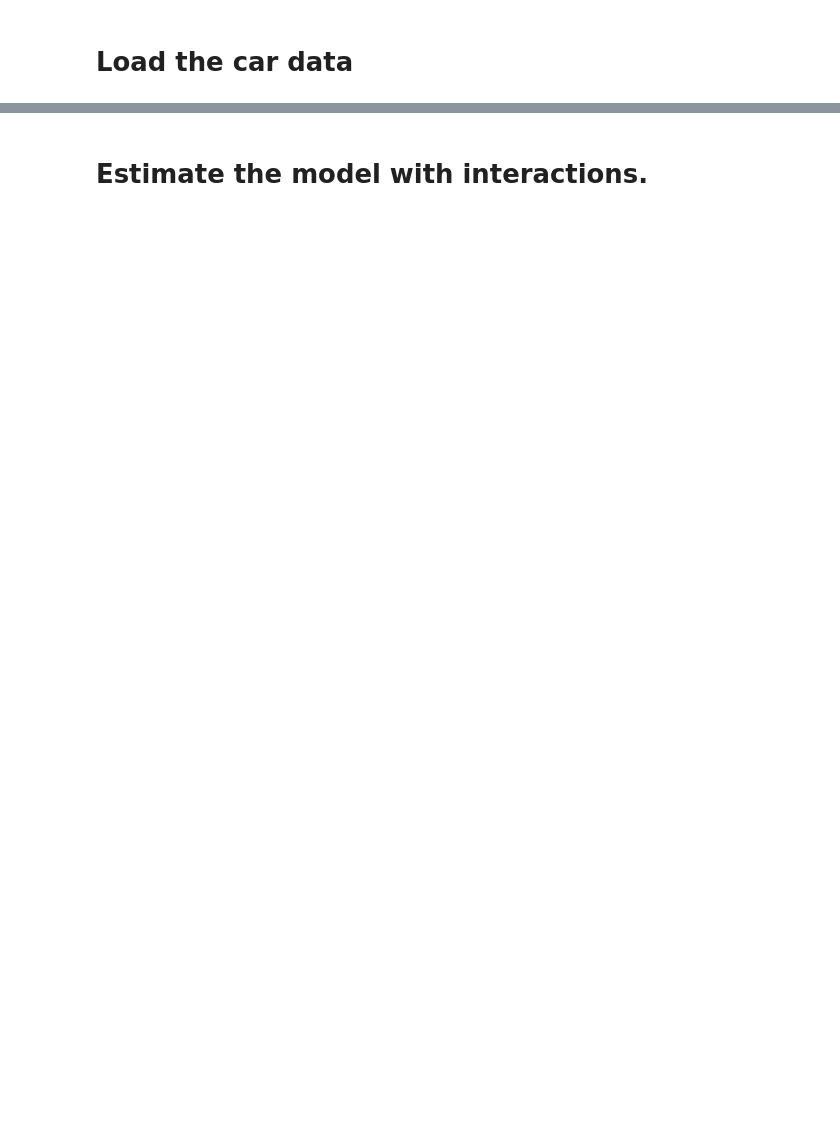
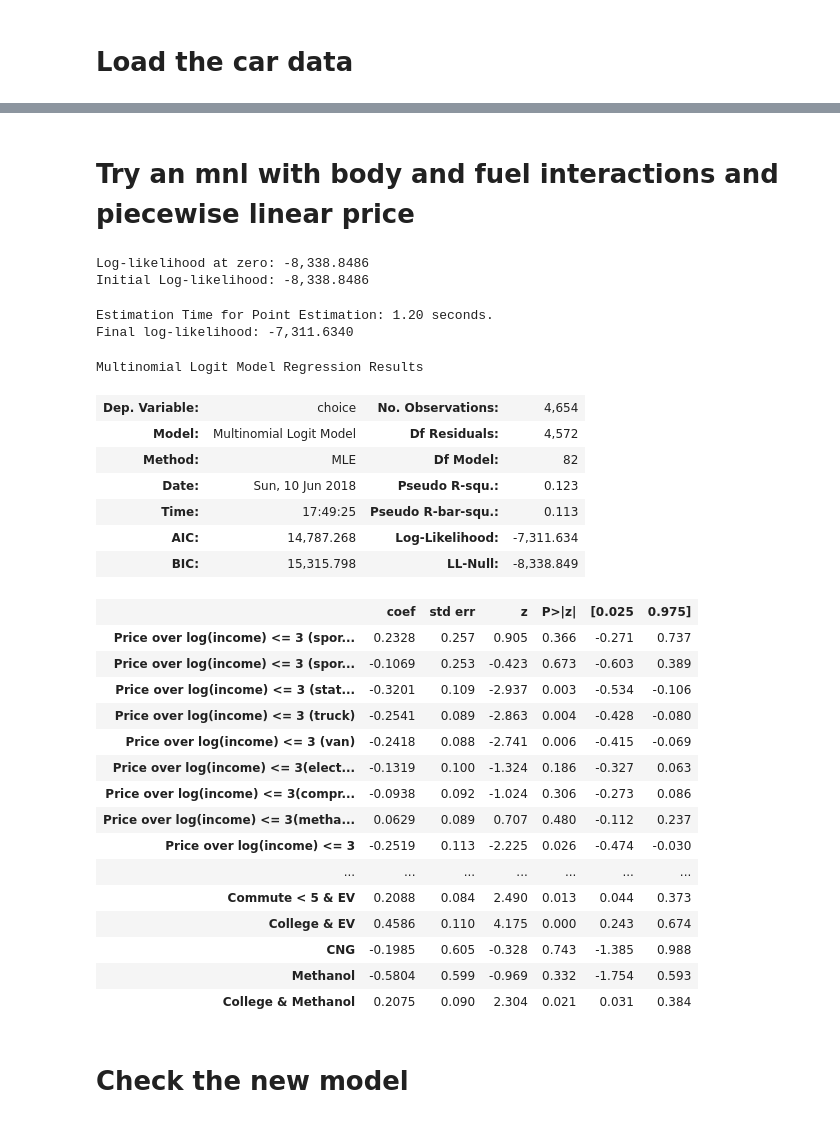
Before and after one commit to timothyb0912/check-yourself, a Jupyter notebook: notebooks/_05-tb-Improve-original-specification.ipynb, the cells around one changed output, grey strips where cells are left out. Saved outputs shown, nothing was run; the diff lists cells and outputs as text; code cells hidden in the pictures; blank space fills up the shorter version.

```diff
--- a/notebooks/_05-tb-Improve-original-specification.ipynb
+++ b/notebooks/_05-tb-Improve-original-specification.ipynb
@@ -66,9 +121,7 @@ for fuel in fuel_names:
 # %%
-interaction_mnl_spec, interaction_mnl_names =\
-    OrderedDict(), OrderedDict()
-
 orig_cols_and_display_names =\
-    [('price_over_log_income', 'Price over log(income)'),
+    [('price_over_log_income_lte_3', 'Price over log(income) <= 3'),
+     ('price_over_log_income_gt_3', 'Price over log(income) > 3'),
      ('range_over_100', 'Range (units: 100mi)'),
      ('acceleration_over_10', 'Acceleration (units: 0.1sec)'),
      ('top_speed_over_100', 'Top speed (units: 0.01mph)'),
@@ -90,19 +143,55 @@ orig_cols_and_display_names =\
      ('methanol', 'Methanol'),
      ('methanol_and_college', 'College & Methanol')]
 
-for col, display_name in orig_cols_and_display_names:
-    if col in body_interactions:
-        for interaction_col in body_interactions[col]:
-            suffix =\
-                interaction_col[interaction_col.rfind("for_") + 4:]
-            new_display_name =\
-                display_name + " ({})".format(suffix)
-
-            interaction_mnl_spec[interaction_col] = 'all_same'
-            interaction_mnl_names[interaction_col] =\
-                new_display_name
-
-    interaction_mnl_spec[col] = 'all_same'
-    interaction_mnl_names[col] = display_name
+interaction_mnl_spec, interaction_mnl_names =\
+    create_specification_dict(orig_cols_and_display_names)
+# %% [markdown]
+# Try an mnl with body and fuel interactions and piecewise linear price
+# %%
+# Determine the number of index coefficients for the full interaction MNL
+num_index_coefs = len(interaction_mnl_names)
+
+# Initialize the full interaction mnl model object
+interaction_model =\
+    pl.create_choice_model(data=car_df,
+                           alt_id_col='alt_id',
+                           obs_id_col='obs_id',
+                           choice_col='choice',
+                           specification=interaction_mnl_spec,
+                           model_type='MNL',
+                           names=interaction_mnl_names)
+
+interaction_model.fit_mle(np.zeros(num_index_coefs))
+
+interaction_model.get_statsmodels_summary()
+# %% [output]
+Log-likelihood at zero: -8,338.8486
+Initial Log-likelihood: -8,338.8486
+Estimation Time for Point Estimation: 1.20 seconds.
+Final log-likelihood: -7,311.6340
+Multinomial Logit Model Regression Results
+| Dep. Variable: | choice | No. Observations: | 4,654 |
+| Model: | Multinomial Logit Model | Df Residuals: | 4,572 |
+| Method: | MLE | Df Model: | 82 |
+| Date: | Sun, 10 Jun 2018 | Pseudo R-squ.: | 0.123 |
+| Time: | 17:49:25 | Pseudo R-bar-squ.: | 0.113 |
+| AIC: | 14,787.268 | Log-Likelihood: | -7,311.634 |
+| BIC: | 15,315.798 | LL-Null: | -8,338.849 |
+|  | coef | std err | z | P>|z| | [0.025 | 0.975] |
+| Price over log(income) <= 3 (spor... | 0.2328 | 0.257 | 0.905 | 0.366 | -0.271 | 0.737 |
+| Price over log(income) <= 3 (spor... | -0.1069 | 0.253 | -0.423 | 0.673 | -0.603 | 0.389 |
+| Price over log(income) <= 3 (stat... | -0.3201 | 0.109 | -2.937 | 0.003 | -0.534 | -0.106 |
+| Price over log(income) <= 3 (truck) | -0.2541 | 0.089 | -2.863 | 0.004 | -0.428 | -0.080 |
+| Price over log(income) <= 3 (van) | -0.2418 | 0.088 | -2.741 | 0.006 | -0.415 | -0.069 |
+| Price over log(income) <= 3(elect... | -0.1319 | 0.100 | -1.324 | 0.186 | -0.327 | 0.063 |
+| Price over log(income) <= 3(compr... | -0.0938 | 0.092 | -1.024 | 0.306 | -0.273 | 0.086 |
+| Price over log(income) <= 3(metha... | 0.0629 | 0.089 | 0.707 | 0.480 | -0.112 | 0.237 |
+| Price over log(income) <= 3 | -0.2519 | 0.113 | -2.225 | 0.026 | -0.474 | -0.030 |
+| ... | ... | ... | ... | ... | ... | ... |
+| Commute < 5 & EV | 0.2088 | 0.084 | 2.490 | 0.013 | 0.044 | 0.373 |
+| College & EV | 0.4586 | 0.110 | 4.175 | 0.000 | 0.243 | 0.674 |
+| CNG | -0.1985 | 0.605 | -0.328 | 0.743 | -1.385 | 0.988 |
+| Methanol | -0.5804 | 0.599 | -0.969 | 0.332 | -1.754 | 0.593 |
+| College & Methanol | 0.2075 | 0.090 | 2.304 | 0.021 | 0.031 | 0.384 |
 # %% [markdown]
-# Estimate the model with interactions.
+# Check the new model
```
Also changed, not shown: parts of 18 cells of this notebook, 3 other files.
